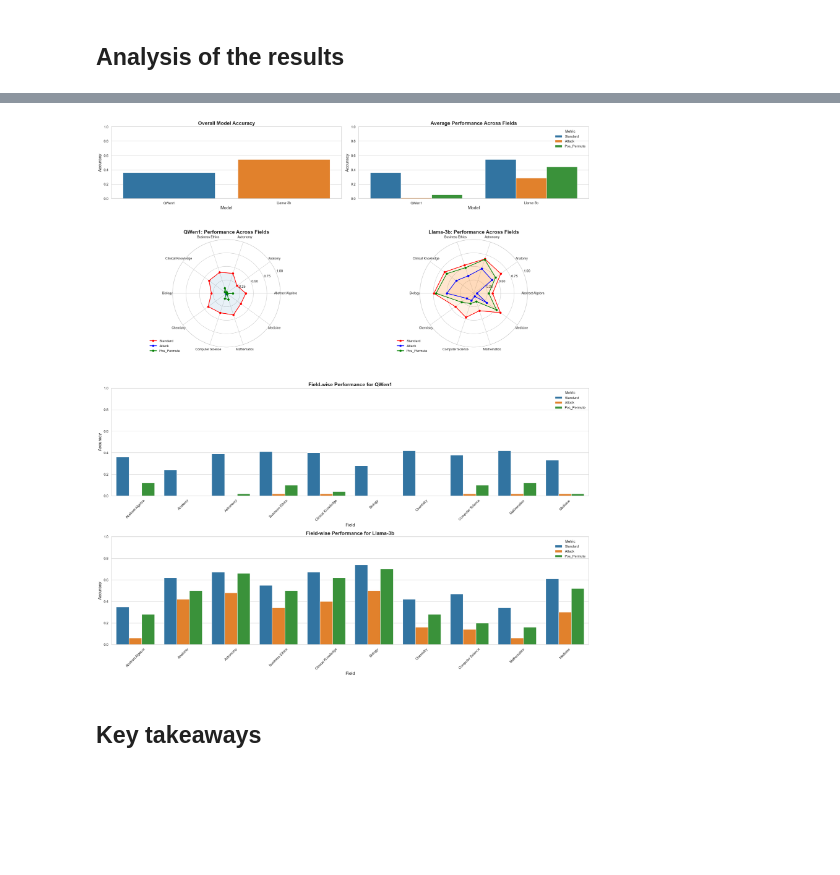
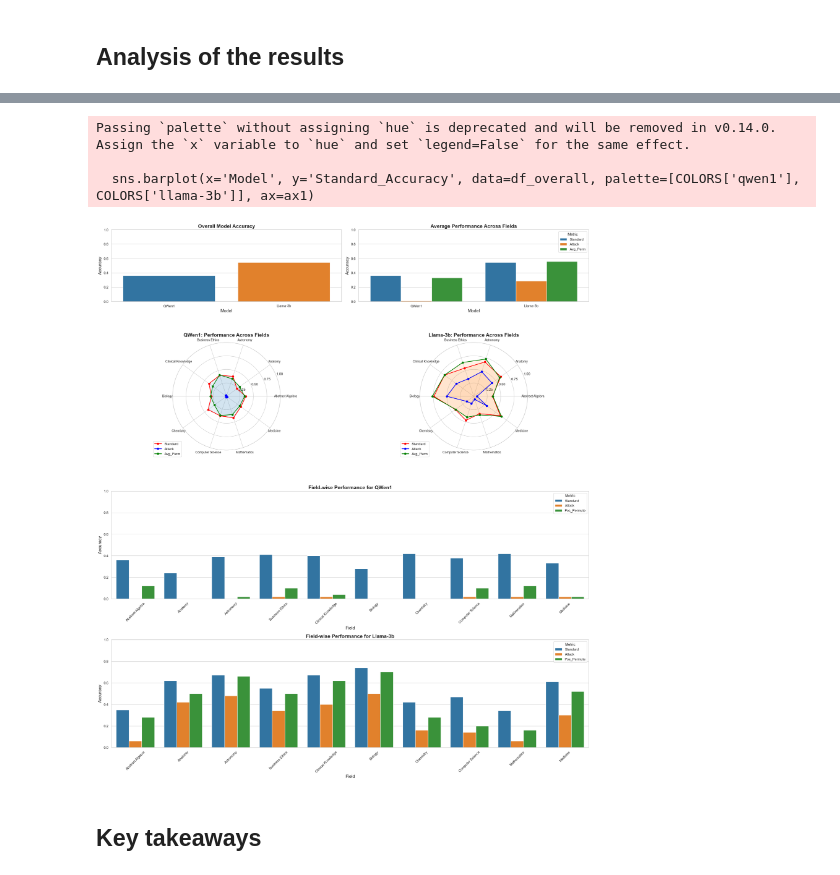
Before and after one commit to Edarfix/FoolyourVLLMs, a Jupyter notebook: analysis.ipynb, the cells around one changed output, grey strips where cells are left out. Cells and saved outputs as stored; diff of their text form; code cells hidden in the pictures; blank space fills up the shorter version.

```diff
--- a/analysis.ipynb
+++ b/analysis.ipynb
@@ -292,23 +331,4 @@ attack_average_qwen1 :  [[0.375      0.41666667 0.45833333 0.         0.33333333
 # %%
-
-field_data = []
-for i, field in enumerate(FIELDS):
-
-    # Calculate worst-case pos_permute accuracy for each field
-    qwen_pos_perm_acc = min(pos_permute_accuracy_qwen1[i][option] for option in 'ABCD')
-    llama_pos_perm_acc = min(pos_permute_accuracy_llama[i][option] for option in 'ABCD')
-
-    field_data.append({
-        'Field': field,
-        'Display_Name': FIELD_DISPLAY_NAMES[field],
-        'QWen1_Standard_Acc': qwen_std_acc,
-        'Llama3b_Standard_Acc': llama_std_acc,
-        'QWen1_Attack_Valid': qwen_attack_valid,
-        'Llama3b_Attack_Valid': llama_attack_valid,
-        'QWen1_Pos_Perm_Acc': qwen_pos_perm_acc,
-        'Llama3b_Pos_Perm_Acc': llama_pos_perm_acc
-    })
-
 # Create DataFrames - preserving the original structure while adding display names
 df_fields = pd.DataFrame(field_data)
 df_overall = pd.DataFrame({
@@ -327,7 +347,7 @@ def create_enhanced_visualizations():
     fig = plt.figure(figsize=(22, 30))
     gs = GridSpec(5, 2, height_ratios=[1, 1.5, 1.5, 1.5, 1.5])
 
-    # 1. Overall Accuracy
+    # Overall Accuracy
     ax1 = fig.add_subplot(gs[0, 0])
     sns.barplot(x='Model', y='Standard_Accuracy', data=df_overall, palette=[COLORS['qwen1'], COLORS['llama-3b']], ax=ax1)
     ax1.set_title('Overall Model Accuracy', fontsize=16, fontweight='bold')
@@ -335,19 +355,19 @@ def create_enhanced_visualizations():
     ax1.set_ylabel('Accuracy', fontsize=14)
     ax1.set_xlabel('Model', fontsize=14)
 
-    # 2. Performance Comparison (Side by Side for Standard, Attack, and Pos_Permute)
+    # Performance Comparison (Side by Side for Standard, Attack, and avg_perm)
     ax2 = fig.add_subplot(gs[0, 1])
     avg_performance = pd.DataFrame({
-        'Metric': ['Standard', 'Attack', 'Pos_Permute'],
+        'Metric': ['Standard', 'Attack', 'Avg_Perm'],
         'QWen1': [
             df_fields['QWen1_Standard_Acc'].mean(),
             df_fields['QWen1_Attack_Valid'].mean(),
-            df_fields['QWen1_Pos_Perm_Acc'].mean()
+            df_fields['QWen1_Attack_Average'].mean()
         ],
         'Llama-3b': [
             df_fields['Llama3b_Standard_Acc'].mean(),
             df_fields['Llama3b_Attack_Valid'].mean(),
-            df_fields['Llama3b_Pos_Perm_Acc'].mean()
+            df_fields['Llama3b_Attack_Average'].mean()
         ]
     })
     avg_performance = pd.melt(avg_performance, id_vars=['Metric'], value_vars=['QWen1', 'Llama-3b'],
@@ -368,12 +388,12 @@ def create_enhanced_visualizations():
     qwen_values = [
         df_fields['QWen1_Standard_Acc'].tolist(),
         df_fields['QWen1_Attack_Valid'].tolist(),
-        df_fields['QWen1_Pos_Perm_Acc'].tolist()
+        df_fields['QWen1_Attack_Average'].tolist()
     ]
     llama_values = [
         df_fields['Llama3b_Standard_Acc'].tolist(),
         df_fields['Llama3b_Attack_Valid'].tolist(),
-        df_fields['Llama3b_Pos_Perm_Acc'].tolist()
+        df_fields['Llama3b_Attack_Average'].tolist()
     ]
 
     # Number of fields
@@ -386,13 +406,13 @@ def create_enhanced_visualizations():
     # Plot QWen1
     for i, values in enumerate(qwen_values):
         values += values[:1]
-        ax3.plot(angles, values, 'o-', linewidth=2, label=['Standard', 'Attack', 'Pos_Permute'][i], color=colors[i])
+        ax3.plot(angles, values, 'o-', linewidth=2, label=['Standard', 'Attack', 'Avg_Perm'][i], color=colors[i])
         ax3.fill(angles, values, alpha=0.1, color=COLORS['qwen1'])
 
     # Plot Llama-3b
     for i, values in enumerate(llama_values):
         values += values[:1]
-        ax4.plot(angles, values, 'o-', linewidth=2, label=['Standard', 'Attack', 'Pos_Permute'][i], color=colors[i])
+        ax4.plot(angles, values, 'o-', linewidth=2, label=['Standard', 'Attack', 'Avg_Perm'][i], color=colors[i])
         ax4.fill(angles, values, alpha=0.1, color=COLORS['llama-3b'])
 
     # Set labels and styling for both radar charts
@@ -416,34 +436,37 @@ def create_enhanced_visualizations():
         'Llama-3b': df_fields['Llama3b_Standard_Acc'].tolist() + df_fields['Llama3b_Attack_Valid'].tolist() + df_fields['Llama3b_Pos_Perm_Acc'].tolist()
     })
     field_performance = pd.melt(field_performance, id_vars=['Field', 'Metric'], value_vars=['QWen1', 'Llama-3b'],
                                 var_name='Model', value_name='Accuracy')
     sns.barplot(x='Field', y='Accuracy', hue='Metric', data=field_performance[field_performance['Model'] == 'QWen1'], palette=['#1f77b4', '#ff7f0e', '#2ca02c'], ax=ax5)
     ax5.set_title('Field-wise Performance for QWen1', fontsize=16, fontweight='bold')
     ax5.set_ylim(0, 1)
     ax5.set_ylabel('Accuracy', fontsize=14)
     ax5.set_xlabel('Field', fontsize=14)
     ax5.legend(title='Metric', loc='upper right')
     plt.xticks(rotation=45)
 
     ax6 = fig.add_subplot(gs[3, :])
     sns.barplot(x='Field', y='Accuracy', hue='Metric', data=field_performance[field_performance['Model'] == 'Llama-3b'], palette=['#1f77b4', '#ff7f0e', '#2ca02c'], ax=ax6)
     ax6.set_title('Field-wise Performance for Llama-3b', fontsize=16, fontweight='bold')
     ax6.set_ylim(0, 1)
     ax6.set_ylabel('Accuracy', fontsize=14)
     ax6.set_xlabel('Field', fontsize=14)
     ax6.legend(title='Metric', loc='upper right')
     plt.xticks(rotation=45)
 
     # Adjust layout
     plt.tight_layout()
     return fig
 
 # Generate and save visualizations
 fig = create_enhanced_visualizations()
 plt.savefig('comprehensive_performance_analysis.png', dpi=300, bbox_inches='tight')
 plt.show()
 # %% [output]
+Passing `palette` without assigning `hue` is deprecated and will be removed in v0.14.0. Assign the `x` variable to `hue` and set `legend=False` for the same effect.
+
+  sns.barplot(x='Model', y='Standard_Accuracy', data=df_overall, palette=[COLORS['qwen1'], COLORS['llama-3b']], ax=ax1)
-[figure, old version]
+[figure, new version]
 # %% [markdown]
 ## Key takeaways
 # %% [markdown]
```
Also changed, not shown: parts of 3 cells of this notebook, 1 other file.
